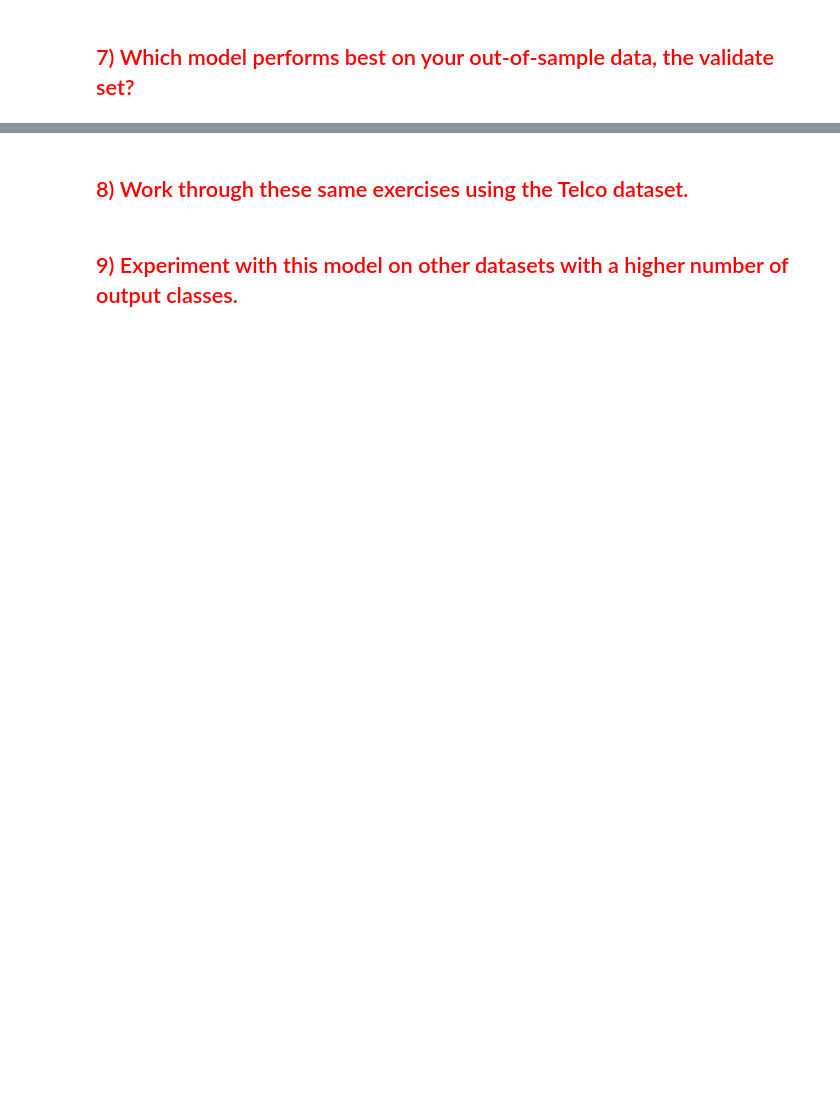
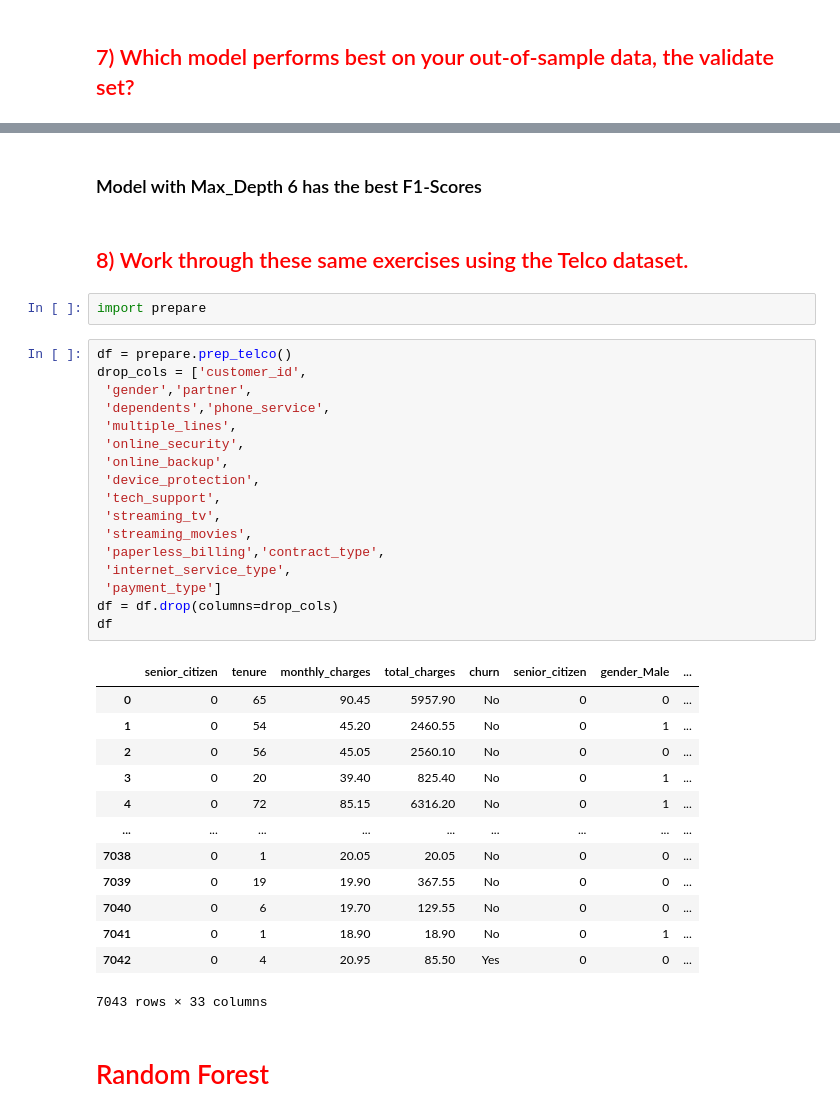
Before and after one commit to kanieladenis/classification-exercises, a Jupyter notebook: model.ipynb .ipynb, the cells around one changed output, grey strips where cells are left out. Drawn from its saved outputs; the diff is of its cells as text; blank space fills up the shorter version.

Commit message:
udpated acquire.py and prepare.py to rename functions. Updaate model.ipynb for decision tree exercise. Deleted lesson files from repo.

```diff
--- a/model.ipynb .ipynb
+++ b/model.ipynb .ipynb
@@ -104,4 +565,39 @@ NameError: name 'X_train' is not defined
+# %% [markdown]
+### Model with Max_Depth 6 has the best F1-Scores
 # %% [markdown]
 ## <font color = 'red'>8) Work through these same exercises using the Telco dataset.
+# %%
+import prepare
+# %%
+df = prepare.prep_telco()
+drop_cols = ['customer_id',
+ 'gender','partner',
+ 'dependents','phone_service',
+ 'multiple_lines',
+ 'online_security',
+ 'online_backup',
+ 'device_protection',
+ 'tech_support',
+ 'streaming_tv',
+ 'streaming_movies',
+ 'paperless_billing','contract_type',
+ 'internet_service_type',
+ 'payment_type']
+df = df.drop(columns=drop_cols)
+df
+# %% [output]
+|  | senior_citizen | tenure | monthly_charges | total_charges | churn | senior_citizen | gender_Male | ... |
+| 0 | 0 | 65 | 90.45 | 5957.90 | No | 0 | 0 | ... |
+| 1 | 0 | 54 | 45.20 | 2460.55 | No | 0 | 1 | ... |
+| 2 | 0 | 56 | 45.05 | 2560.10 | No | 0 | 0 | ... |
+| 3 | 0 | 20 | 39.40 | 825.40 | No | 0 | 1 | ... |
+| 4 | 0 | 72 | 85.15 | 6316.20 | No | 0 | 1 | ... |
+| ... | ... | ... | ... | ... | ... | ... | ... | ... |
+| 7038 | 0 | 1 | 20.05 | 20.05 | No | 0 | 0 | ... |
+| 7039 | 0 | 19 | 19.90 | 367.55 | No | 0 | 0 | ... |
+| 7040 | 0 | 6 | 19.70 | 129.55 | No | 0 | 0 | ... |
+| 7041 | 0 | 1 | 18.90 | 18.90 | No | 0 | 1 | ... |
+| 7042 | 0 | 4 | 20.95 | 85.50 | Yes | 0 | 0 | ... |
+7043 rows × 33 columns
 # %% [markdown]
-## <font color = 'red'>9) Experiment with this model on other datasets with a higher number of output classes.
+# <font color='red'> Random Forest
```
Also changed, not shown: parts of 70 cells of this notebook, 9 other files.
